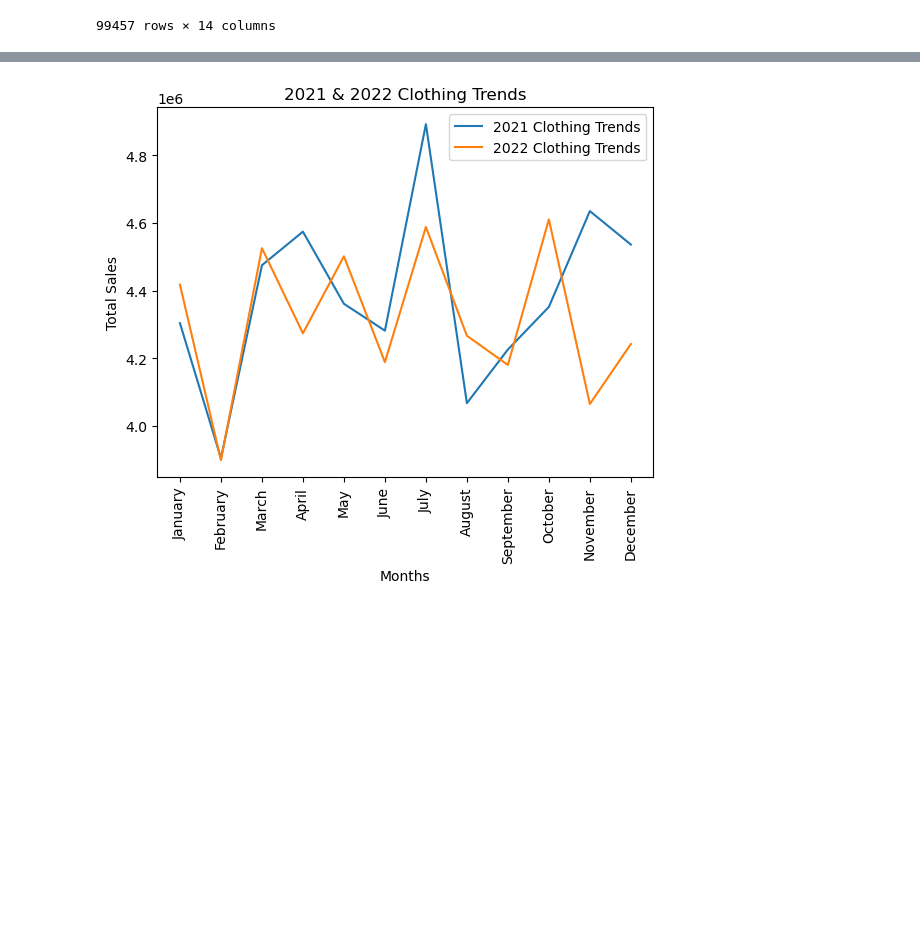
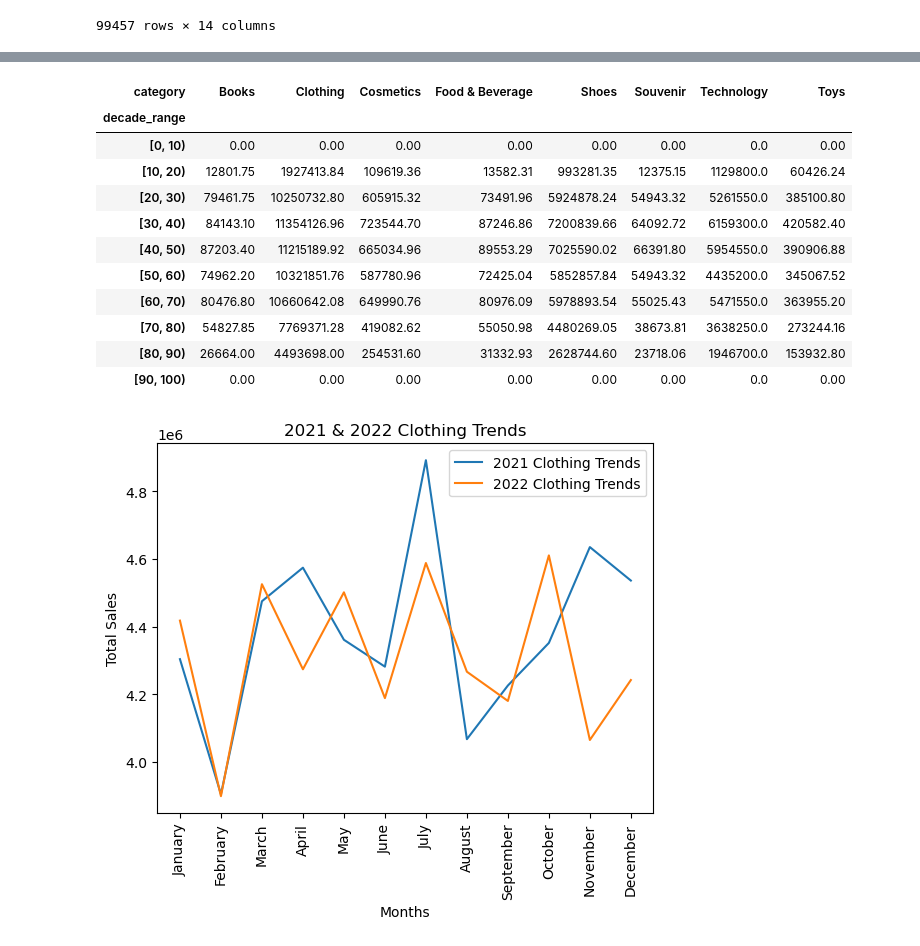
Before and after one commit to daryllmarion/ActivityITMGT, a Jupyter notebook: sales-data.ipynb, the cells around one changed output, grey strips where cells are left out. Cells and saved outputs as stored; diff of their text form; code cells hidden in the pictures; blank space fills up the shorter version.

```diff
--- a/sales-data.ipynb
+++ b/sales-data.ipynb
@@ -280,3 +225,40 @@ display(pivot_table)
+# %%
+#Hard 1
+import matplotlib.pyplot as plt
+import pandas as pd
+from datetime import datetime
+
+df = pd.read_csv("fct_invoice.csv")
+df
+
+json_df = pd.read_json("dim_customer.json")
+json_df
+
+#Merging toorooorooooooroooooo
+
+merged_df = pd.merge(df, json_df, left_on="customer_id", right_on="id")
+merged_df["decade_range"] = pd.cut(merged_df["age"],bins=range(0,101,10),right=False)
+
+#Sales nanaman ambot sa imo
+
+merged_df['sales'] = merged_df['quantity']*merged_df['price']
+
+#here we go
+pivot_table = pd.pivot_table(merged_df, values = "sales", index="decade_range",columns = "category", aggfunc="sum")
+display(pivot_table)
+# %% [output]
+| category | Books | Clothing | Cosmetics | Food & Beverage | Shoes | Souvenir | Technology | Toys |
+| decade_range |  |  |  |  |  |  |  |  |
+| [0, 10) | 0.00 | 0.00 | 0.00 | 0.00 | 0.00 | 0.00 | 0.0 | 0.00 |
+| [10, 20) | 12801.75 | 1927413.84 | 109619.36 | 13582.31 | 993281.35 | 12375.15 | 1129800.0 | 60426.24 |
+| [20, 30) | 79461.75 | 10250732.80 | 605915.32 | 73491.96 | 5924878.24 | 54943.32 | 5261550.0 | 385100.80 |
+| [30, 40) | 84143.10 | 11354126.96 | 723544.70 | 87246.86 | 7200839.66 | 64092.72 | 6159300.0 | 420582.40 |
+| [40, 50) | 87203.40 | 11215189.92 | 665034.96 | 89553.29 | 7025590.02 | 66391.80 | 5954550.0 | 390906.88 |
+| [50, 60) | 74962.20 | 10321851.76 | 587780.96 | 72425.04 | 5852857.84 | 54943.32 | 4435200.0 | 345067.52 |
+| [60, 70) | 80476.80 | 10660642.08 | 649990.76 | 80976.09 | 5978893.54 | 55025.43 | 5471550.0 | 363955.20 |
+| [70, 80) | 54827.85 | 7769371.28 | 419082.62 | 55050.98 | 4480269.05 | 38673.81 | 3638250.0 | 273244.16 |
+| [80, 90) | 26664.00 | 4493698.00 | 254531.60 | 31332.93 | 2628744.60 | 23718.06 | 1946700.0 | 153932.80 |
+| [90, 100) | 0.00 | 0.00 | 0.00 | 0.00 | 0.00 | 0.00 | 0.0 | 0.00 |
 # %%
 #I thought we had to do Medium #3 this way ;-; I overdid it I think HAHHA.
 # I am also very aware that this code could be shorted with the use of lists, I just did not have time to do so ;-;
```
Also changed, not shown: parts of 4 cells of this notebook.
